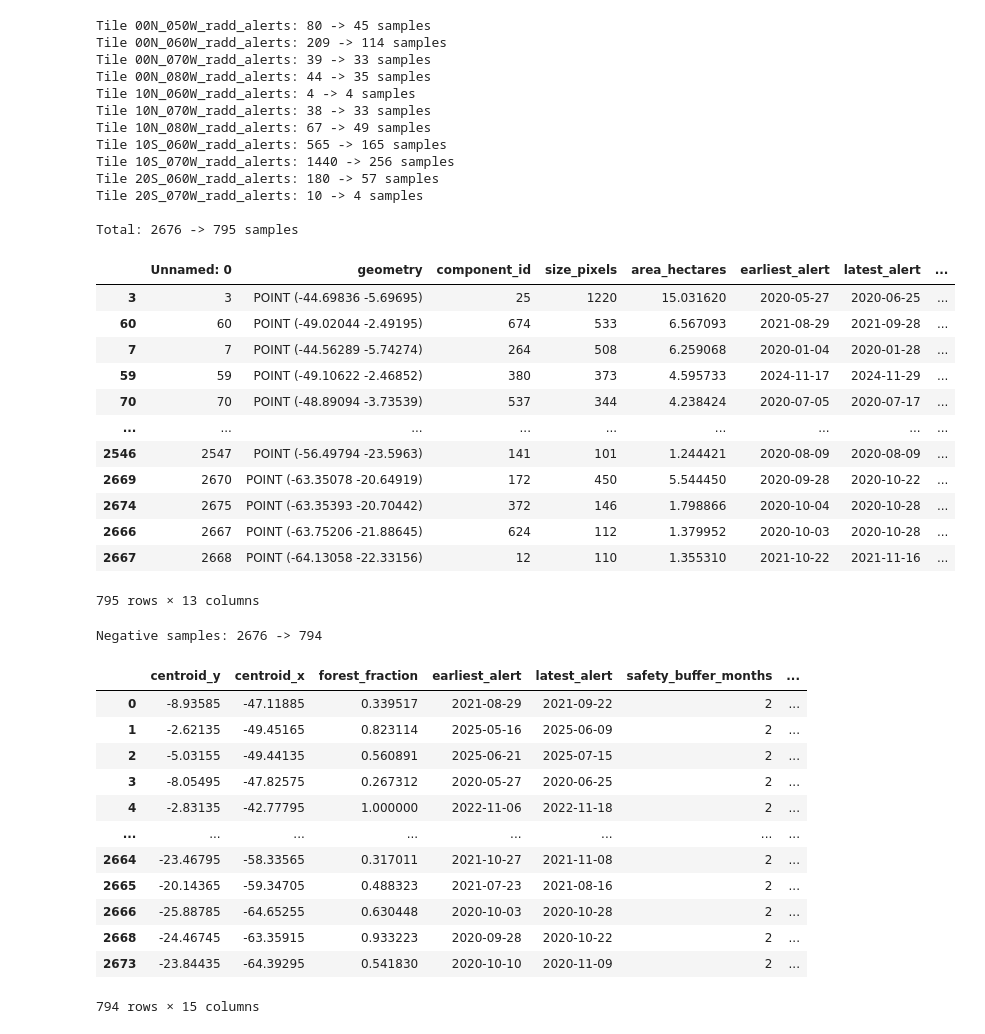
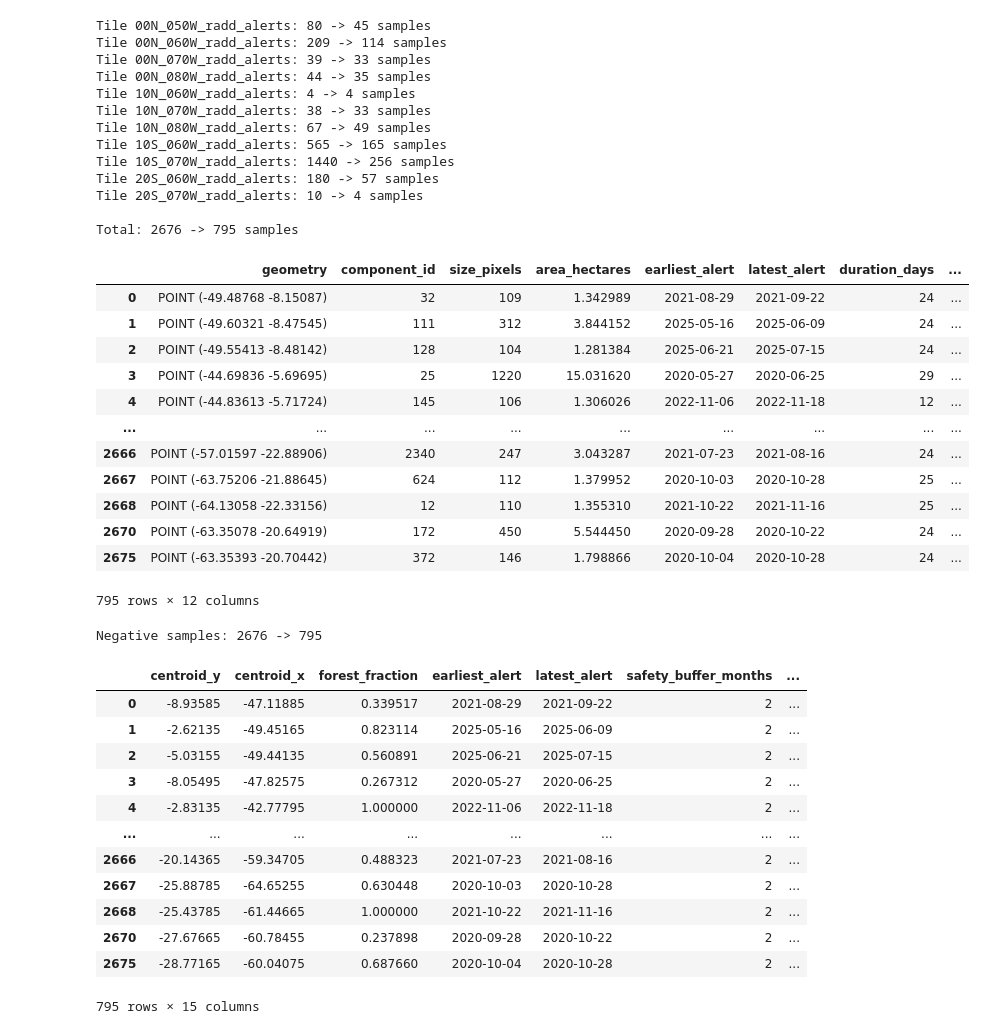
Before and after one commit to luismaecker/burned_embedder, a Jupyter notebook: notebooks/deforest_cleaning.ipynb, the cells around one changed output. Cells and saved outputs as stored; diff of their text form; code cells hidden in the pictures.

```diff
--- a/notebooks/deforest_cleaning.ipynb
+++ b/notebooks/deforest_cleaning.ipynb
@@ -94,6 +70,6 @@ Total: 2676 -> 795 samples
 # %%
-# Load your CSV
-df = pd.read_csv(root_path / 'data/processed/radd/south_america_combined_clean.csv')
+# Load your CSV with proper index handling
+df = pd.read_csv(root_path / 'data/processed/radd/south_america_combined_clean.csv', index_col=0)
 
 # Process each tile
 cleaned_dfs = []
@@ -105,72 +81,88 @@ for tile_name in df['tile_name'].unique():
 
 # Combine all tiles back together
 df_cleaned = pd.concat(cleaned_dfs, ignore_index=False)
 
+# Store retained indices before any transformations
+retained_positive_ids = df_cleaned.index.tolist()
+
 # Convert to GeoDataFrame using centroid coordinates
 gdf_cleaned = gpd.GeoDataFrame(
     df_cleaned,
     geometry=gpd.points_from_xy(df_cleaned.centroid_x, df_cleaned.centroid_y),
     crs='EPSG:4326'
 )
 
-# write to parquet
+# Sort by index
+gdf_cleaned = gdf_cleaned.sort_index()
+
+# Write to parquet
 gdf_cleaned.to_parquet(root_path / 'data/processed/radd/south_america_combined_clean_sampled.parquet')
 
 print(f"\nTotal: {len(df)} -> {len(gdf_cleaned)} samples")
 
 gdf_cleaned
 # %% [output]
 Tile 00N_050W_radd_alerts: 80 -> 45 samples
 Tile 00N_060W_radd_alerts: 209 -> 114 samples
 Tile 00N_070W_radd_alerts: 39 -> 33 samples
 Tile 00N_080W_radd_alerts: 44 -> 35 samples
 Tile 10N_060W_radd_alerts: 4 -> 4 samples
 Tile 10N_070W_radd_alerts: 38 -> 33 samples
 Tile 10N_080W_radd_alerts: 67 -> 49 samples
 Tile 10S_060W_radd_alerts: 565 -> 165 samples
 Tile 10S_070W_radd_alerts: 1440 -> 256 samples
 Tile 20S_060W_radd_alerts: 180 -> 57 samples
 Tile 20S_070W_radd_alerts: 10 -> 4 samples
 
 Total: 2676 -> 795 samples
-|  | Unnamed: 0 | geometry | component_id | size_pixels | area_hectares | earliest_alert | latest_alert | ... |
-| 3 | 3 | POINT (-44.69836 -5.69695) | 25 | 1220 | 15.031620 | 2020-05-27 | 2020-06-25 | ... |
-| 60 | 60 | POINT (-49.02044 -2.49195) | 674 | 533 | 6.567093 | 2021-08-29 | 2021-09-28 | ... |
-| 7 | 7 | POINT (-44.56289 -5.74274) | 264 | 508 | 6.259068 | 2020-01-04 | 2020-01-28 | ... |
-| 59 | 59 | POINT (-49.10622 -2.46852) | 380 | 373 | 4.595733 | 2024-11-17 | 2024-11-29 | ... |
-| 70 | 70 | POINT (-48.89094 -3.73539) | 537 | 344 | 4.238424 | 2020-07-05 | 2020-07-17 | ... |
+|  | geometry | component_id | size_pixels | area_hectares | earliest_alert | latest_alert | duration_days | ... |
+| 0 | POINT (-49.48768 -8.15087) | 32 | 109 | 1.342989 | 2021-08-29 | 2021-09-22 | 24 | ... |
+| 1 | POINT (-49.60321 -8.47545) | 111 | 312 | 3.844152 | 2025-05-16 | 2025-06-09 | 24 | ... |
+| 2 | POINT (-49.55413 -8.48142) | 128 | 104 | 1.281384 | 2025-06-21 | 2025-07-15 | 24 | ... |
+| 3 | POINT (-44.69836 -5.69695) | 25 | 1220 | 15.031620 | 2020-05-27 | 2020-06-25 | 29 | ... |
+| 4 | POINT (-44.83613 -5.71724) | 145 | 106 | 1.306026 | 2022-11-06 | 2022-11-18 | 12 | ... |
 | ... | ... | ... | ... | ... | ... | ... | ... | ... |
-| 2546 | 2547 | POINT (-56.49794 -23.5963) | 141 | 101 | 1.244421 | 2020-08-09 | 2020-08-09 | ... |
-| 2669 | 2670 | POINT (-63.35078 -20.64919) | 172 | 450 | 5.544450 | 2020-09-28 | 2020-10-22 | ... |
-| 2674 | 2675 | POINT (-63.35393 -20.70442) | 372 | 146 | 1.798866 | 2020-10-04 | 2020-10-28 | ... |
-| 2666 | 2667 | POINT (-63.75206 -21.88645) | 624 | 112 | 1.379952 | 2020-10-03 | 2020-10-28 | ... |
-| 2667 | 2668 | POINT (-64.13058 -22.33156) | 12 | 110 | 1.355310 | 2021-10-22 | 2021-11-16 | ... |
+| 2666 | POINT (-57.01597 -22.88906) | 2340 | 247 | 3.043287 | 2021-07-23 | 2021-08-16 | 24 | ... |
+| 2667 | POINT (-63.75206 -21.88645) | 624 | 112 | 1.379952 | 2020-10-03 | 2020-10-28 | 25 | ... |
+| 2668 | POINT (-64.13058 -22.33156) | 12 | 110 | 1.355310 | 2021-10-22 | 2021-11-16 | 25 | ... |
+| 2670 | POINT (-63.35078 -20.64919) | 172 | 450 | 5.544450 | 2020-09-28 | 2020-10-22 | 24 | ... |
+| 2675 | POINT (-63.35393 -20.70442) | 372 | 146 | 1.798866 | 2020-10-04 | 2020-10-28 | 24 | ... |
-795 rows × 13 columns
+795 rows × 12 columns
 # %%
+# Load negative samples
 negative_df = pd.read_parquet(root_path / 'data/processed/radd/negative_samples_sequential.parquet')
 
-# rename columns lat lon to centroid_y centroid_x
-negative_df = negative_df.rename(columns={'lat': 'centroid_y', 'lon': 'centroid_x'})
+# Rename columns
+negative_df = negative_df.rename(columns={'lat': 'centroid_y', 'lon': 'centroid_x',
+                                          'tile_id': 'tile_name'})
 
 # Filter negative_df to keep only rows where positive_event_id is in the retained indices
-retained_positive_ids = df_cleaned.index.tolist()
 negative_df_filtered = negative_df[negative_df['positive_event_id'].isin(retained_positive_ids)]
 
 print(f"Negative samples: {len(negative_df)} -> {len(negative_df_filtered)}")
 
-# Convert to GeoDataFrame using centroid coordinates
+# Convert to GeoDataFrame
 gdf_negative = gpd.GeoDataFrame(
     negative_df_filtered,
     geometry=gpd.points_from_xy(negative_df_filtered.centroid_x, negative_df_filtered.centroid_y),
     crs='EPSG:4326'
 )
 
-# Save as GeoPackage
+# Add duration_days column
+gdf_negative['earliest_alert'] = pd.to_datetime(gdf_negative['earliest_alert'])
+gdf_negative['latest_alert'] = pd.to_datetime(gdf_negative['latest_alert'])
+gdf_negative['duration_days'] = (gdf_negative['latest_alert'] - gdf_negative['earliest_alert']).dt.days
+
+# Set index to match positive_event_id (same as gdf_cleaned)
+gdf_negative = gdf_negative.set_index('positive_event_id')
+gdf_negative.index.name = None
+
+# Save to parquet
 gdf_negative.to_parquet(root_path / 'data/processed/radd/negative_samples_sequential_sampled.parquet')
 
-negative_df_filtered
+gdf_negative
 # %% [output]
-Negative samples: 2676 -> 794
+Negative samples: 2676 -> 795
 |  | centroid_y | centroid_x | forest_fraction | earliest_alert | latest_alert | safety_buffer_months | ... |
 | 0 | -8.93585 | -47.11885 | 0.339517 | 2021-08-29 | 2021-09-22 | 2 | ... |
 | 1 | -2.62135 | -49.45165 | 0.823114 | 2025-05-16 | 2025-06-09 | 2 | ... |
@@ -178,9 +170,9 @@ Negative samples: 2676 -> 794
 | 3 | -8.05495 | -47.82575 | 0.267312 | 2020-05-27 | 2020-06-25 | 2 | ... |
 | 4 | -2.83135 | -42.77795 | 1.000000 | 2022-11-06 | 2022-11-18 | 2 | ... |
 | ... | ... | ... | ... | ... | ... | ... | ... |
-| 2664 | -23.46795 | -58.33565 | 0.317011 | 2021-10-27 | 2021-11-08 | 2 | ... |
-| 2665 | -20.14365 | -59.34705 | 0.488323 | 2021-07-23 | 2021-08-16 | 2 | ... |
-| 2666 | -25.88785 | -64.65255 | 0.630448 | 2020-10-03 | 2020-10-28 | 2 | ... |
-| 2668 | -24.46745 | -63.35915 | 0.933223 | 2020-09-28 | 2020-10-22 | 2 | ... |
-| 2673 | -23.84435 | -64.39295 | 0.541830 | 2020-10-10 | 2020-11-09 | 2 | ... |
+| 2666 | -20.14365 | -59.34705 | 0.488323 | 2021-07-23 | 2021-08-16 | 2 | ... |
+| 2667 | -25.88785 | -64.65255 | 0.630448 | 2020-10-03 | 2020-10-28 | 2 | ... |
+| 2668 | -25.43785 | -61.44665 | 1.000000 | 2021-10-22 | 2021-11-16 | 2 | ... |
+| 2670 | -27.67665 | -60.78455 | 0.237898 | 2020-09-28 | 2020-10-22 | 2 | ... |
+| 2675 | -28.77165 | -60.04075 | 0.687660 | 2020-10-04 | 2020-10-28 | 2 | ... |
-794 rows × 15 columns
+795 rows × 15 columns
```
Also changed, not shown: parts of 2 cells of this notebook, 15 other files.
